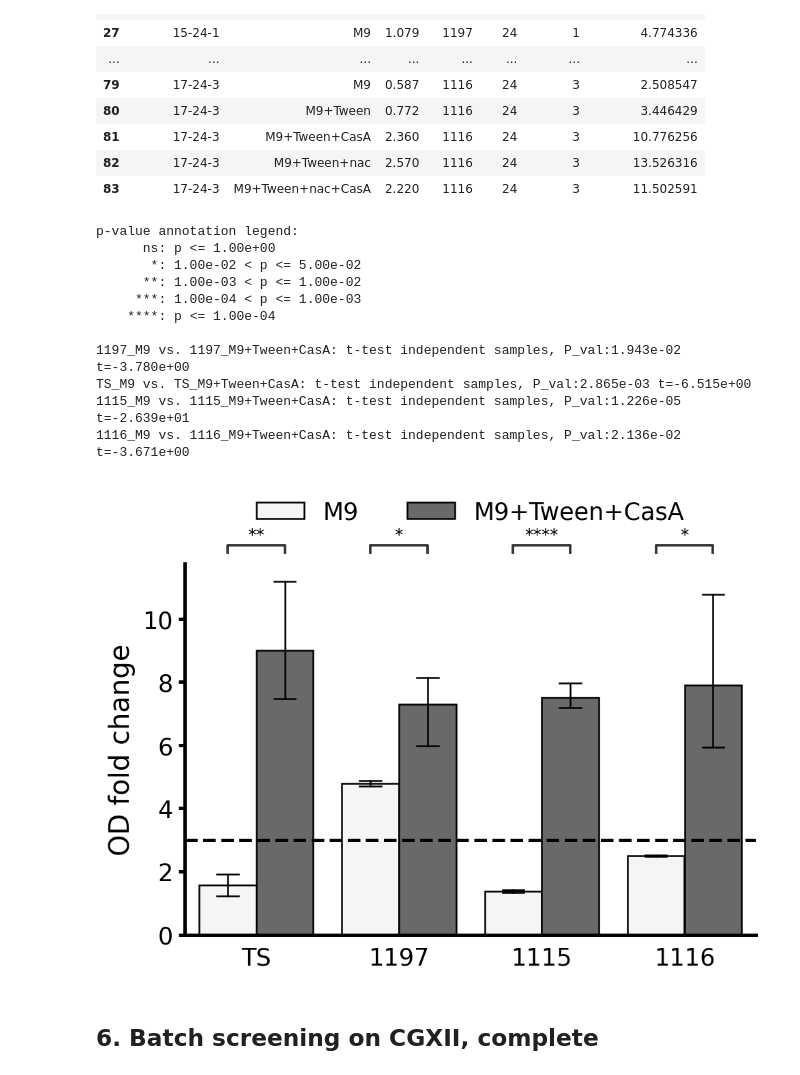
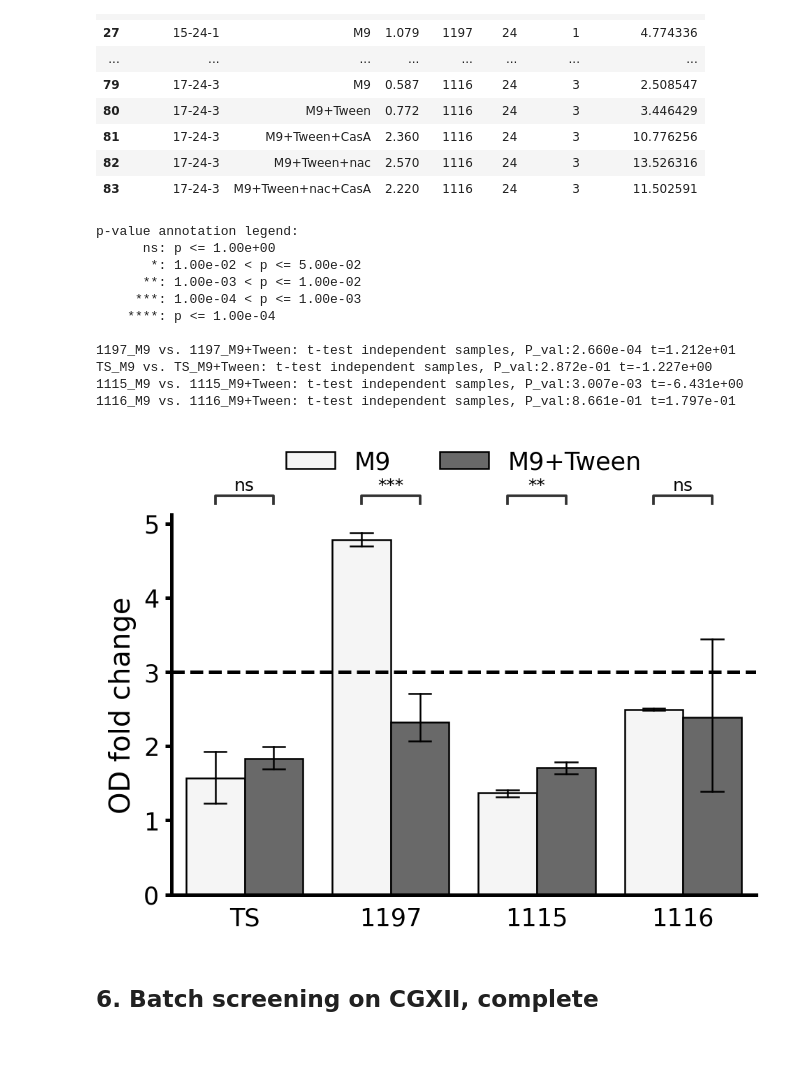
Before and after one commit to draeger-lab/C_striatum_wetlab, a Jupyter notebook: binary_growth_phenotypes/code/binary_eval.ipynb, the cells around one changed output. Drawn from its saved outputs; the diff is of its cells as text; code cells hidden in the pictures; blank space fills up the shorter version.

Commit message:
visualizatio  #7

```diff
--- a/binary_growth_phenotypes/code/binary_eval.ipynb
+++ b/binary_growth_phenotypes/code/binary_eval.ipynb
@@ -1031,21 +1033,22 @@ y = 'OD fold change'
 hue = 'short'
 # %%
 # input
-hue_order = ['M9', 'M9+Tween+CasA']
+hue_order = ['M9', 'M9+Tween']
 fig = create_barplot_stats(data,x,y,hue,hue_order)
+plt.savefig('../figures/plots_with_stats/M9_sig_plainToTween.png', bbox_inches='tight', dpi=300)
 # %% [output]
 p-value annotation legend:
       ns: p <= 1.00e+00
        *: 1.00e-02 < p <= 5.00e-02
       **: 1.00e-03 < p <= 1.00e-02
      ***: 1.00e-04 < p <= 1.00e-03
     ****: p <= 1.00e-04
 
-1197_M9 vs. 1197_M9+Tween+CasA: t-test independent samples, P_val:1.943e-02 t=-3.780e+00
-TS_M9 vs. TS_M9+Tween+CasA: t-test independent samples, P_val:2.865e-03 t=-6.515e+00
-1115_M9 vs. 1115_M9+Tween+CasA: t-test independent samples, P_val:1.226e-05 t=-2.639e+01
-1116_M9 vs. 1116_M9+Tween+CasA: t-test independent samples, P_val:2.136e-02 t=-3.671e+00
+1197_M9 vs. 1197_M9+Tween: t-test independent samples, P_val:2.660e-04 t=1.212e+01
+TS_M9 vs. TS_M9+Tween: t-test independent samples, P_val:2.872e-01 t=-1.227e+00
+1115_M9 vs. 1115_M9+Tween: t-test independent samples, P_val:3.007e-03 t=-6.431e+00
+1116_M9 vs. 1116_M9+Tween: t-test independent samples, P_val:8.661e-01 t=1.797e-01
-[figure, old version]
+[figure, new version]
 # %%
 plt.close('all')
 # %% [markdown]
```
Also changed, not shown: parts of 4 cells of this notebook, 29 other files.
